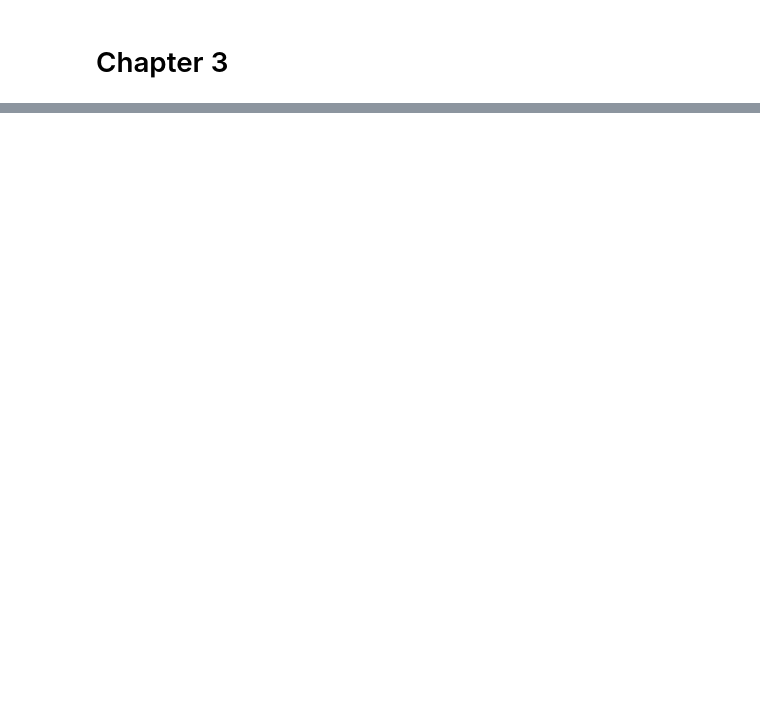
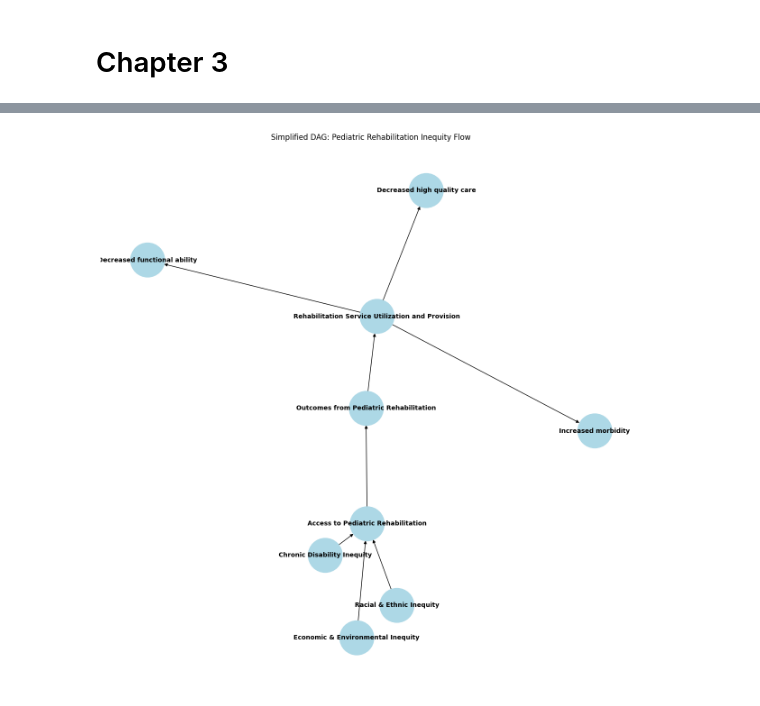
Before and after one commit to abikesa/philosophy, a Jupyter notebook: kitabo/ensi/_build/jupyter_execute/act1/chapter3.ipynb, the cells around one changed output, grey strips where cells are left out. Saved outputs shown, nothing was run; the diff lists cells and outputs as text; code cells hidden in the pictures; blank space fills up the shorter version.

````diff
--- a/kitabo/ensi/_build/jupyter_execute/act1/chapter3.ipynb
+++ b/kitabo/ensi/_build/jupyter_execute/act1/chapter3.ipynb
@@ -68,3 +3,47 @@ plt.show()
+# %%
+import networkx as nx
+import matplotlib.pyplot as plt
+
+# Creating a simplified directed acyclic graph (DAG) based on the clarified structure
+G_simplified_dag = nx.DiGraph()
+
+# Adding nodes
+nodes_simplified = [
+    "Economic & Environmental Inequity",
+    "Racial & Ethnic Inequity",
+    "Chronic Disability Inequity",
+    "Access to Pediatric Rehabilitation",
+    "Outcomes from Pediatric Rehabilitation",
+    "Rehabilitation Service Utilization and Provision",
+    "Decreased high quality care",
+    "Decreased functional ability",
+    "Increased morbidity"
+]
+
+# Adding edges based on the clarified structure
+edges_simplified = [
+    ("Economic & Environmental Inequity", "Access to Pediatric Rehabilitation"),
+    ("Racial & Ethnic Inequity", "Access to Pediatric Rehabilitation"),
+    ("Chronic Disability Inequity", "Access to Pediatric Rehabilitation"),
+    ("Access to Pediatric Rehabilitation", "Outcomes from Pediatric Rehabilitation"),
+    ("Outcomes from Pediatric Rehabilitation", "Rehabilitation Service Utilization and Provision"),
+    ("Rehabilitation Service Utilization and Provision", "Decreased high quality care"),
+    ("Rehabilitation Service Utilization and Provision", "Decreased functional ability"),
+    ("Rehabilitation Service Utilization and Provision", "Increased morbidity")
+]
+
+# Adding the nodes and edges to the new simplified DAG
+G_simplified_dag.add_nodes_from(nodes_simplified)
+G_simplified_dag.add_edges_from(edges_simplified)
+
+# Plotting the simplified DAG
+plt.figure(figsize=(12, 12))
+pos_simplified = nx.spring_layout(G_simplified_dag, seed=343)
+nx.draw(G_simplified_dag, pos=pos_simplified, with_labels=True, node_color="lightblue", node_size=3000, edge_color="black", linewidths=1, font_size=10, font_weight="bold", arrows=True)
+plt.title("Simplified DAG: Pediatric Rehabilitation Inequity Flow")
+plt.show()
+# %% [output]
+[figure, added]
 # %% [markdown]
 ```{figure} ../figures/blanche.*
 ---
````
Also changed, not shown: parts of 2 cells of this notebook, 8 other files.
